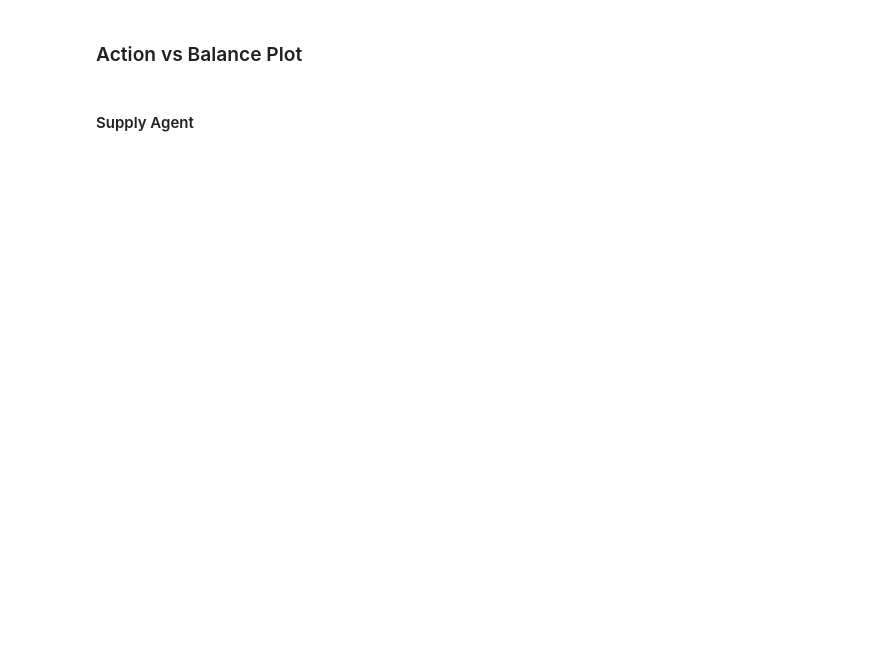
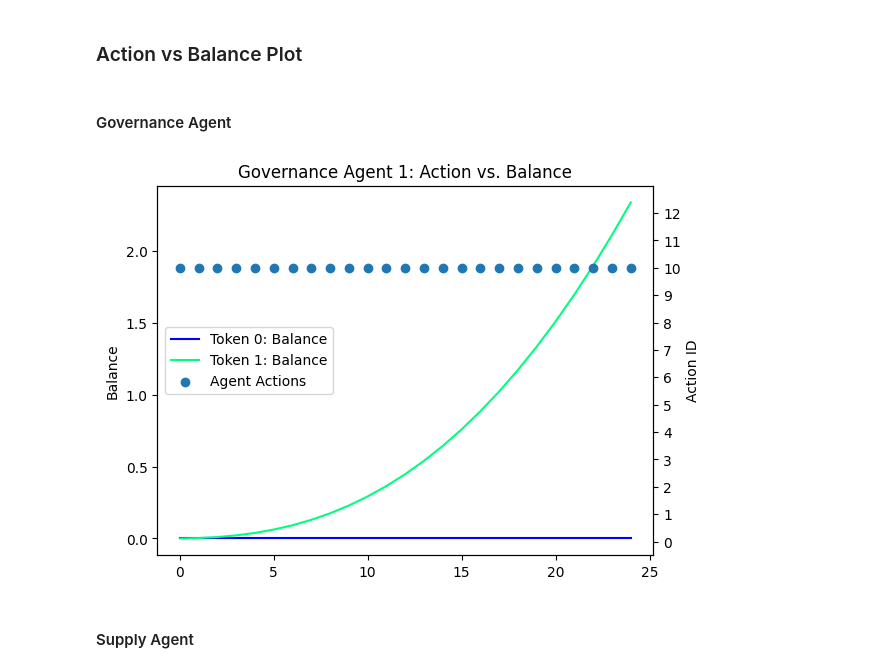
Before and after one commit to buehrerc/MAAC-auto-gov, a Jupyter notebook: analysis/generate_plots.ipynb, the cells around one changed output. Saved outputs shown, nothing was run; the diff lists cells and outputs as text; code cells hidden in the pictures; blank space fills up the shorter version.

```diff
--- a/analysis/generate_plots.ipynb
+++ b/analysis/generate_plots.ipynb
@@ -122,6 +122,33 @@ Index(['agent0/lp_0_pool_0/total_supply_token',
       dtype='object')
 # %% [markdown]
 ### Action vs Balance Plot
+# %% [markdown]
+#### Governance Agent
+# %%
+fig, ax = plt.subplots()
+# df_plot = df[['agent0/lp_0_pool_0/borrow_interest_rate', 'agent0/lp_0_pool_1/borrow_interest_rate', 'agent0/lp_1_pool_0/borrow_interest_rate', 'agent0/lp_1_pool_1/borrow_interest_rate']].copy(deep=True)
+# df_plot.columns = ['Lending Protocol 0 - PLF Pool 0', 'Lending Protocol 0 - PLF Pool 1', 'Lending Protocol 1 - PLF Pool 0', 'Lending Protocol 1 - PLF Pool 1',]
+df_plot = df[['agent0/agent1/token_0_balance', 'agent0/agent1/token_1_balance']].copy(deep=True)
+df_plot.columns = ['Token 0: Balance', 'Token 1: Balance']
+df_plot.plot(ax=ax, colormap='winter')
+ax.get_legend().remove()
+ax.set(ylabel="Balance")
+
+
+ax2 = ax.twinx()
+
+df_plot = df[['action/agent_1']].copy(deep=True)
+df_plot.columns = ["Agent Actions"]
+ax2.scatter(x=df_plot.index.values, y=df_plot["Agent Actions"].values)
+ax2.set_title("Governance Agent 1: Action vs. Balance")
+ax2.set(xlabel="Time (t)", ylabel="Action ID")
+ax2.set_ylim(-0.5, 13)
+ax2.set_yticks(np.arange(0, 13))
+
+fig.legend(['Token 0: Balance', 'Token 1: Balance', "Agent Actions"], bbox_to_anchor=(0.41, 0.6))
+fig.savefig(f"./plots/session_{session_id}_gov1_agent_action_vs_balance")
+# %% [output]
+[figure, added]
 # %% [markdown]
 #### Supply Agent
 # %%
```
Also changed, not shown: parts of 7 cells of this notebook, 20 other files.
